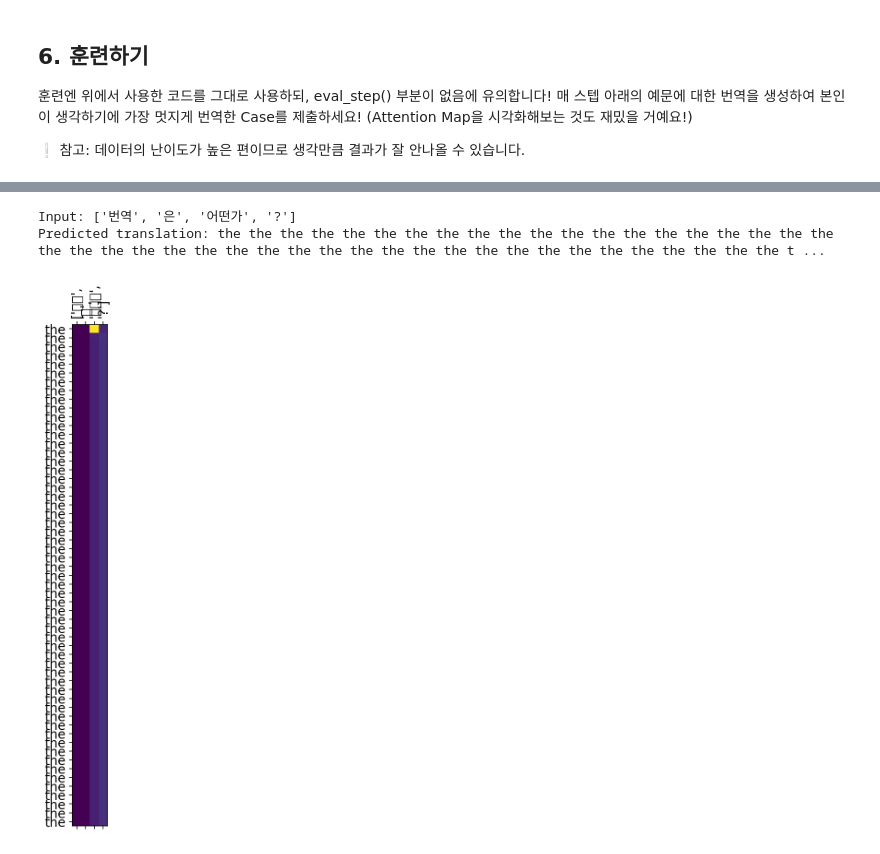
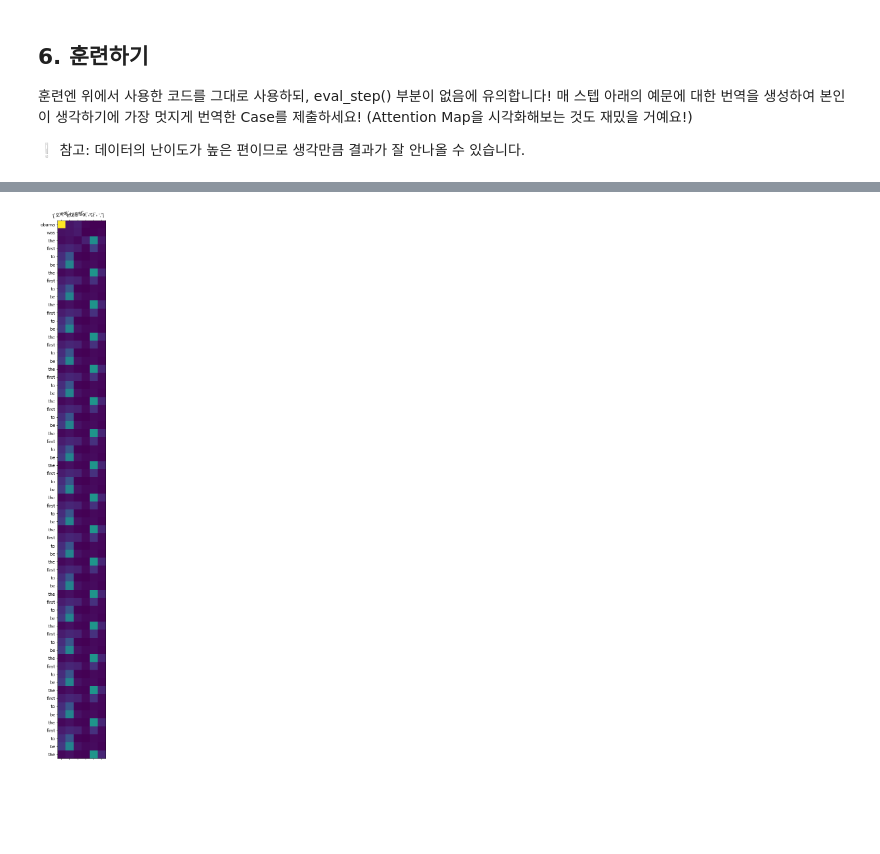
Before and after one commit to jx-dohwan/Aiffel_NLP_Project, a Jupyter notebook: [NLP_08]Create_a_Korean_English_translator.ipynb, the cells around one changed output, grey strips where cells are left out. Cells and saved outputs as stored; diff of their text form; code cells hidden in the pictures; blank space fills up the shorter version.

```diff
--- a/[NLP_08]Create_a_Korean_English_translator.ipynb
+++ b/[NLP_08]Create_a_Korean_English_translator.ipynb
@@ -115,7 +139,7 @@ def preprocess_sentence(sentence, e_token=False):
 
     sentence = sentence.strip()
 
-    if e_token:
+    if e_token == True:
         sentence = '<start> ' + sentence
         sentence += ' <end>'
         sentence = sentence.strip()
@@ -263,8 +287,8 @@ BATCH_SIZE     = 64
 SRC_VOCAB_SIZE = len(enc_tokenizer.index_word) + 1
 TGT_VOCAB_SIZE = len(dec_tokenizer.index_word) + 1
 
-units         = 1024
-embedding_dim = 512
+units         = 64
+embedding_dim = 238
 
 encoder = Encoder(SRC_VOCAB_SIZE, embedding_dim, units)
 decoder = Decoder(TGT_VOCAB_SIZE, embedding_dim, units)
@@ -338,7 +362,7 @@ def train_step(src, tgt, encoder, decoder, optimizer, dec_tok):
 from tqdm import tqdm    # tqdm
 import random
 
-EPOCHS = 10
+EPOCHS = 100
 
 for epoch in range(EPOCHS):
     total_loss = 0
@@ -398,13 +422,13 @@ def evaluate(sentence, encoder, decoder):
 
 
 def plot_attention(attention, sentence, predicted_sentence):
-    fig = plt.figure(figsize=(10,10))
+    fig = plt.figure(figsize=(30,30))
     ax = fig.add_subplot(1, 1, 1)
     ax.matshow(attention, cmap='viridis')
 
     fontdict = {'fontsize': 14}
 
-    ax.set_xticklabels([''] + sentence, fontdict=fontdict, rotation=90)
+    ax.set_xticklabels([''] + sentence, fontdict=fontdict, rotation=10)
     ax.set_yticklabels([''] + predicted_sentence, fontdict=fontdict)
 
     ax.xaxis.set_major_locator(ticker.MultipleLocator(1))
@@ -422,5 +446,5 @@ def translate(sentence, encoder, decoder):
     attention = attention[:len(result), :len(sentence)]
     plot_attention(attention, str(sentence).split(), str(result).split(' '))
 # %%
-translate("번역은 어떤가?", encoder, decoder)
+translate("오바마는 대통령이다.", encoder, decoder)
 # %% [output]
@@ -428,3 +453 @@ WARNING:matplotlib.font_manager:findfont: Font family ['NanumBarunGothic'] not f
-Input: ['번역', '은', '어떤가', '?']
-Predicted translation: the the the the the the the the the the the the the the the the the the the the the the the the the the the the the the the the the the the the the the the the the the the the t ...
-[figure, old version]
+[figure, new version]
```
Also changed, not shown: parts of 12 cells of this notebook.
